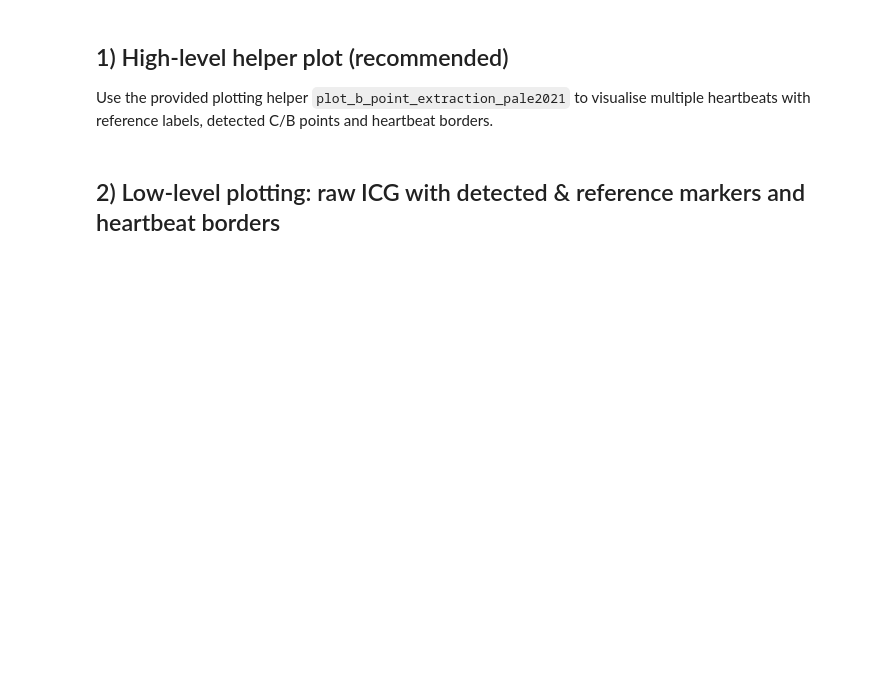
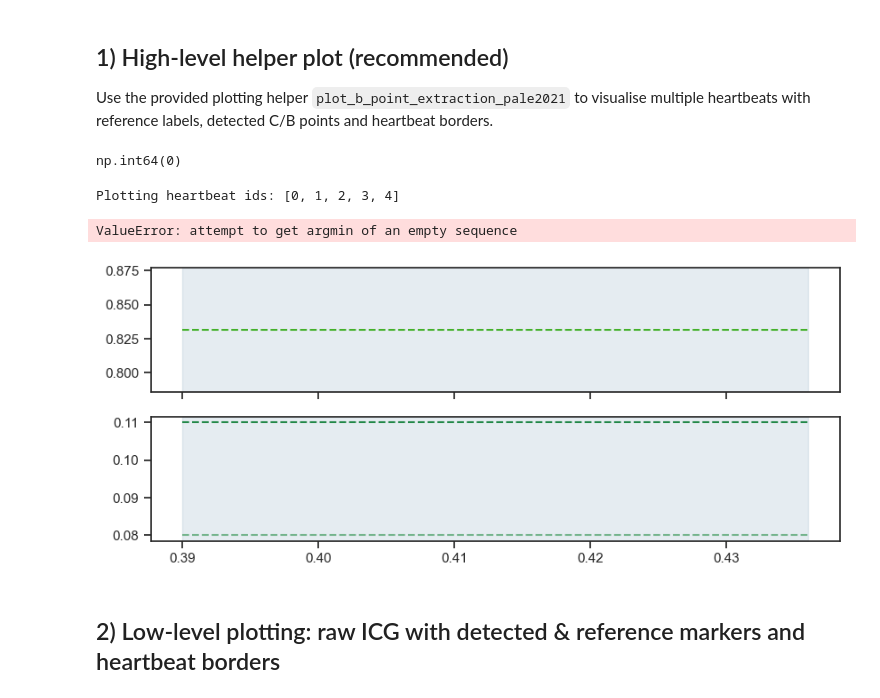
Before and after one commit to empkins/pepbench, a Jupyter notebook: examples/B_Point_Plotting_Example.ipynb, the cells around one changed output. Saved outputs shown, nothing was run; the diff lists cells and outputs as text; code cells hidden in the pictures; blank space fills up the shorter version.

```diff
--- a/examples/B_Point_Plotting_Example.ipynb
+++ b/examples/B_Point_Plotting_Example.ipynb
@@ -79,12 +90,18 @@ display(b_algo.points_.head())
 ## 1) High-level helper plot (recommended)
 Use the provided plotting helper `plot_b_point_extraction_pale2021` to visualise multiple heartbeats with
 reference labels, detected C/B points and heartbeat borders.
+# %%
+datapoint.heartbeats.index.min()
+# %% [output]
+np.int64(0)
 # %%
+hb_ids = datapoint.heartbeats.index.get_level_values('heartbeat_id').unique()[:5].tolist()
 print('Plotting heartbeat ids:', hb_ids)
 fig, ax = plot_b_point_extraction_pale2021(datapoint, heartbeat_subset=hb_ids, normalize_time=True)
-plt.show()
-
-#TODO any option to not use dataset.heartbeats??
+# %% [output]
+Plotting heartbeat ids: [0, 1, 2, 3, 4]
+ValueError: attempt to get argmin of an empty sequence
+[figure, added]
 # %% [markdown]
 ## 2) Low-level plotting: raw ICG with detected & reference markers and heartbeat borders
 # %%
```
Also changed, not shown: parts of 5 cells of this notebook, 4 other files.
